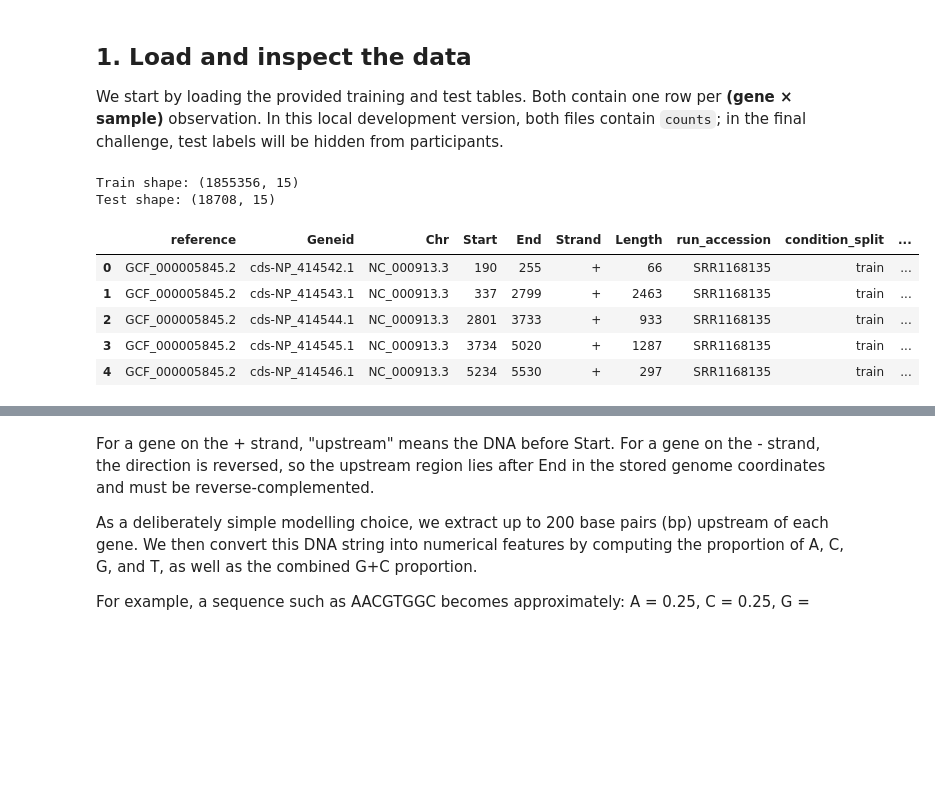
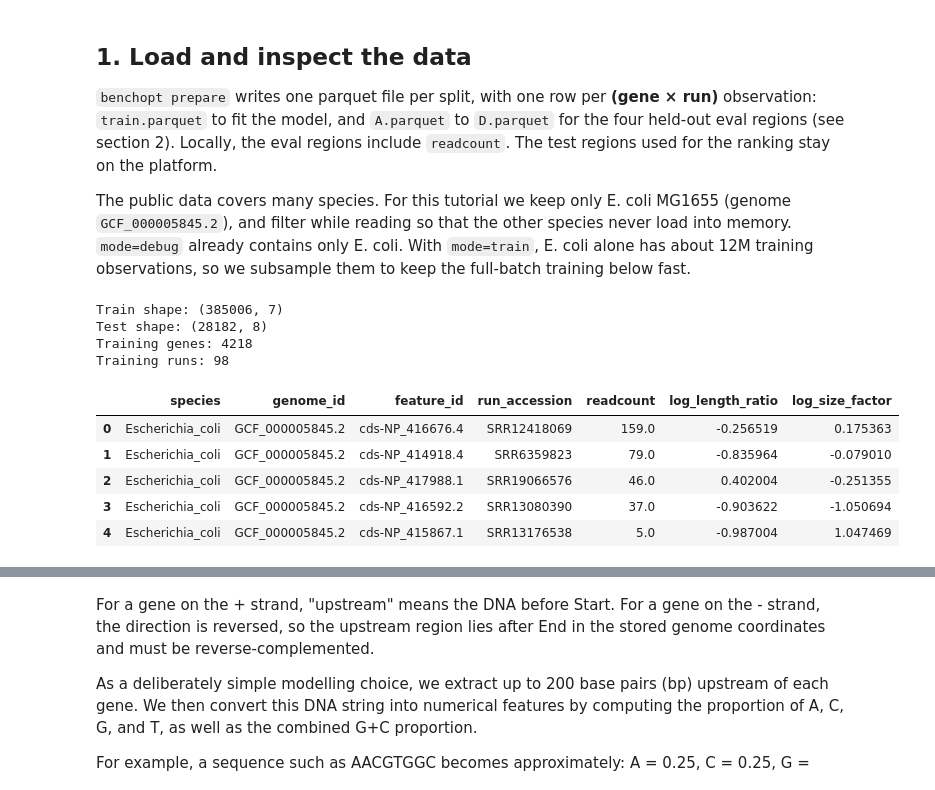
Before and after one commit to EricCalvoGarcia/codabench_virtual_bacteria, a Jupyter notebook: gene_expression_getting_started.ipynb, the cells around one changed output, grey strips where cells are left out. Cells and saved outputs as stored; diff of their text form; code cells hidden in the pictures; blank space fills up the shorter version.

```diff
--- a/gene_expression_getting_started.ipynb
+++ b/gene_expression_getting_started.ipynb
@@ -63,31 +73,56 @@ For now, these steps are intentionally postponed so that the data processing and
 # %% [markdown]
 ## 1. Load and inspect the data
 
-We start by loading the provided training and test tables. Both contain one row per **(gene × sample)** observation. In this local development version, both files contain `counts`; in the final challenge, test labels will be hidden from participants.
+`benchopt prepare` writes one parquet file per split, with one row per **(gene × run)** observation: `train.parquet` to fit the model, and `A.parquet` to `D.parquet` for the four held-out eval regions (see section 2). Locally, the eval regions include `readcount`. The test regions used for the ranking stay on the platform.
+
+The public data covers many species. For this tutorial we keep only E. coli MG1655 (genome `GCF_000005845.2`), and filter while reading so that the other species never load into memory. `mode=debug` already contains only E. coli. With `mode=train`, E. coli alone has about 12M training observations, so we subsample them to keep the full-batch training below fast.
 # %%
 %matplotlib inline
+
+import os
+from pathlib import Path
 
 import numpy as np
 import pandas as pd
 import matplotlib.pyplot as plt
 
 pd.set_option("display.max_columns", None)
 
-train_all = pd.read_csv("train_data.tsv", sep="\t")
-test_all = pd.read_csv("test_data.tsv", sep="\t")
+MODE = "debug"  # or "train" for all the public data
+DATA_HOME = Path(os.environ.get("BENCHOPT_DATA_HOME", "benchmark/data"))
+ROOT = DATA_HOME / "bacteria" / MODE
+REGIONS = ["A", "B", "C", "D"]
 
-print("Train shape:", train_all.shape)
-print("Test shape:", test_all.shape)
+ECOLI_GENOME = "GCF_000005845.2"
+ecoli = [("genome_id", "==", ECOLI_GENOME)]
 
-train_all.head()
+train = pd.read_parquet(ROOT / "train.parquet", filters=ecoli)
+train = train.sample(n=min(len(train), 500_000), random_state=0)
+train = train.reset_index(drop=True)
+
+# One frame for the four eval regions, tagged by a `region` column.
+test = pd.concat(
+    [pd.read_parquet(ROOT / f"{region}.parquet", filters=ecoli)
+     .assign(region=region) for region in REGIONS],
+    ignore_index=True,
+)
+
+print("Train shape:", train.shape)
+print("Test shape:", test.shape)
+print("Training genes:", train["feature_id"].nunique())
+print("Training runs:", train["run_accession"].nunique())
+
+train.head()
 # %% [output]
-Train shape: (1855356, 15)
-Test shape: (18708, 15)
+Train shape: (385006, 7)
+Test shape: (28182, 8)
+Training genes: 4218
+Training runs: 98
-|  | reference | Geneid | Chr | Start | End | Strand | Length | run_accession | condition_split | ... |
-| 0 | GCF_000005845.2 | cds-NP_414542.1 | NC_000913.3 | 190 | 255 | + | 66 | SRR1168135 | train | ... |
-| 1 | GCF_000005845.2 | cds-NP_414543.1 | NC_000913.3 | 337 | 2799 | + | 2463 | SRR1168135 | train | ... |
-| 2 | GCF_000005845.2 | cds-NP_414544.1 | NC_000913.3 | 2801 | 3733 | + | 933 | SRR1168135 | train | ... |
-| 3 | GCF_000005845.2 | cds-NP_414545.1 | NC_000913.3 | 3734 | 5020 | + | 1287 | SRR1168135 | train | ... |
-| 4 | GCF_000005845.2 | cds-NP_414546.1 | NC_000913.3 | 5234 | 5530 | + | 297 | SRR1168135 | train | ... |
+|  | species | genome_id | feature_id | run_accession | readcount | log_length_ratio | log_size_factor |
+| 0 | Escherichia_coli | GCF_000005845.2 | cds-NP_416676.4 | SRR12418069 | 159.0 | -0.256519 | 0.175363 |
+| 1 | Escherichia_coli | GCF_000005845.2 | cds-NP_414918.4 | SRR6359823 | 79.0 | -0.835964 | -0.079010 |
+| 2 | Escherichia_coli | GCF_000005845.2 | cds-NP_417988.1 | SRR19066576 | 46.0 | 0.402004 | -0.251355 |
+| 3 | Escherichia_coli | GCF_000005845.2 | cds-NP_416592.2 | SRR13080390 | 37.0 | -0.903622 | -1.050694 |
+| 4 | Escherichia_coli | GCF_000005845.2 | cds-NP_415867.1 | SRR13176538 | 5.0 | -0.987004 | 1.047469 |
 # %%
 print("Columns:")
```
Also changed, not shown: parts of 22 cells of this notebook.
